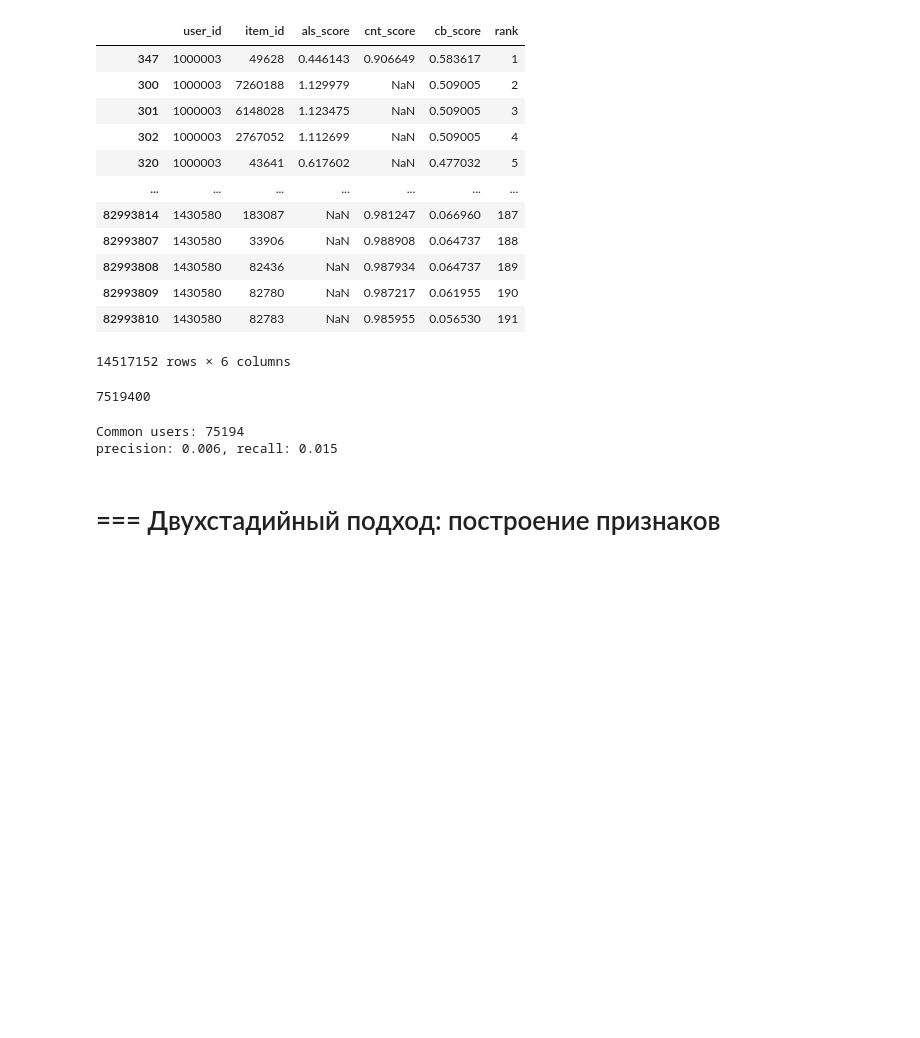
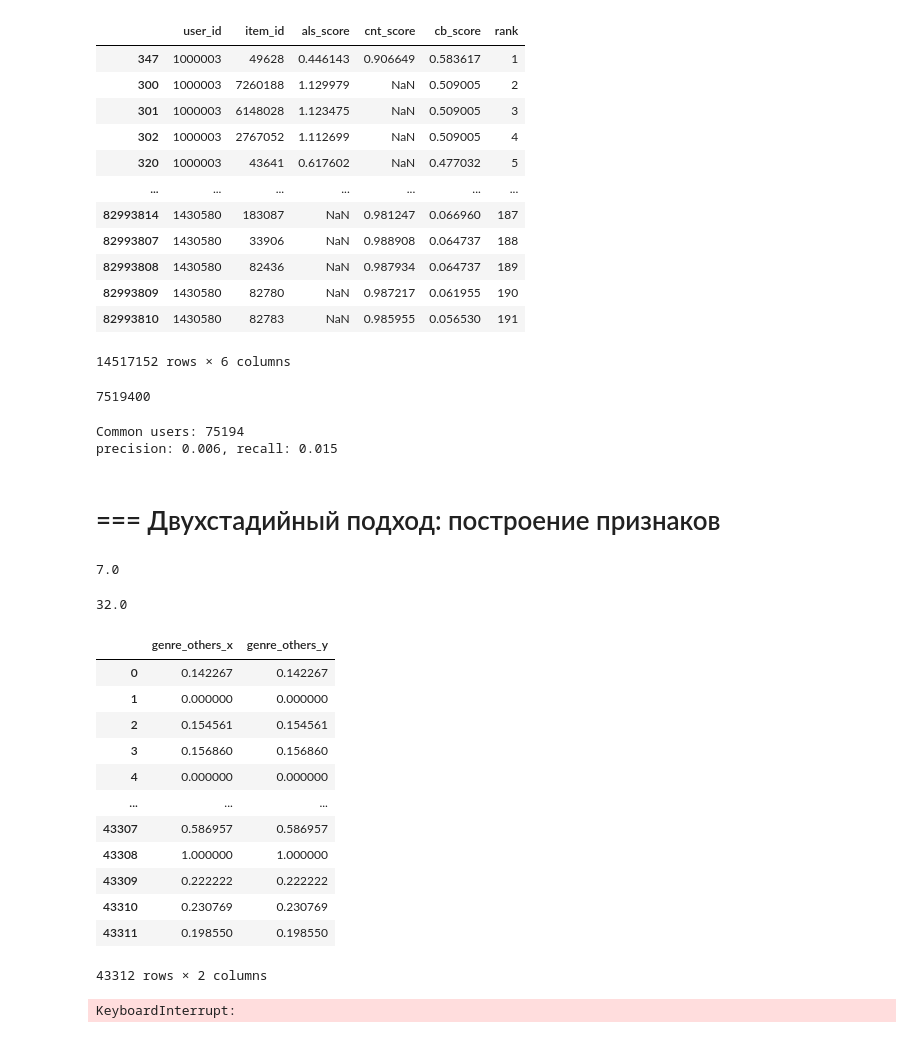
Before and after one commit to AnnettVsemPrivet/mle-recsys-start, a Jupyter notebook: main_offline.ipynb, the cells around one changed output. Drawn from its saved outputs; the diff is of its cells as text; code cells hidden in the pictures; blank space fills up the shorter version.

```diff
--- a/main_offline.ipynb
+++ b/main_offline.ipynb
@@ -948,3 +948,19 @@ Common users: 75194
 precision: 0.006, recall: 0.015
 # %% [markdown]
 # === Двухстадийный подход: построение признаков
+# %%
+items["age"] = 2018-items["publication_year"]
+invalid_age_idx = items["age"] < 0
+items.loc[invalid_age_idx, "age"] = np.nan
+items["age"] = items["age"].astype("float")
+
+candidates_for_train = candidates_for_train.merge(
+    items[["age",'average_rating','book_id']].rename(columns={'book_id':'item_id'}),
+    on='item_id',how='left')
+candidates_to_rank = candidates_to_rank.merge(
+    items[["age",'average_rating','book_id']].rename(columns={'book_id':'item_id'}),
+    on='item_id',how='left')
+# %%
+candidates_to_rank['age'].median()
+# %% [output]
+7.0
@@ -950,0 +990,45 @@ precision: 0.006, recall: 0.015
+# %%
+candidates_for_train['books_read'].median()
+# %% [output]
+32.0
+# %%
+# определяем индексы топ-10 жанров и всех остальных
+genres_top_k = 10
+genres_top_idx = genres.sort_values("votes", ascending=False).head(genres_top_k).index
+genres_others_idx = list(set(genres.index) - set(genres_top_idx))
+
+genres_top_columns = [f"genre_{id}" for id in genres_top_idx]
+genres_others_column = "genre_others"
+genre_columns = genres_top_columns+[genres_others_column]
+
+# составляем таблицу принадлежности книг к жанрам
+item_genres = (
+    pd.concat([
+        # топ жанров
+        pd.DataFrame.sparse.from_spmatrix(all_items_genres_csr[:, genres_top_idx], columns=genres_top_columns),
+        # все остальные жанры
+        pd.DataFrame(all_items_genres_csr[:, genres_others_idx].sum(axis=1), columns=[genres_others_column])
+        ],
+        axis=1)
+    .reset_index()
+    .rename(columns={"index": "item_id_enc"})
+)
+
+# объединяем информацию принадлежности книг к жанрам с основной информацией о книгах
+items = items.merge(item_genres, on="item_id_enc", how="left")
+# %%
+items[['genre_others_x','genre_others_y']]
+# %% [output]
+|  | genre_others_x | genre_others_y |
+| 0 | 0.142267 | 0.142267 |
+| 1 | 0.000000 | 0.000000 |
+| 2 | 0.154561 | 0.154561 |
+| 3 | 0.156860 | 0.156860 |
+| 4 | 0.000000 | 0.000000 |
+| ... | ... | ... |
+| 43307 | 0.586957 | 0.586957 |
+| 43308 | 1.000000 | 1.000000 |
+| 43309 | 0.222222 | 0.222222 |
+| 43310 | 0.230769 | 0.230769 |
+| 43311 | 0.198550 | 0.198550 |
+43312 rows × 2 columns
@@ -950,0 +1038,16 @@ precision: 0.006, recall: 0.015
+# %%
+def get_user_genres(events_d, items, item_genre_columns):
+    user_genres = (
+        events_d
+        .merge(items[["book_id"] + item_genre_columns], on="book_id", how="left")
+        .groupby("user_id")[item_genre_columns].mean()
+    )
+    return user_genres
+
+user_genres_for_train = get_user_genres(events_train, items, genre_columns)
+candidates_for_train = candidates_for_train.merge(user_genres_for_train, on="user_id", how="left")
+
+user_genres_for_ranking = get_user_genres(events_inference, items, genre_columns)
+candidates_to_rank = candidates_to_rank.merge(user_genres_for_ranking, on="user_id", how="left")
+# %% [output]
+KeyboardInterrupt:
```
Also changed, not shown: parts of 7 cells of this notebook, 4 other files.
